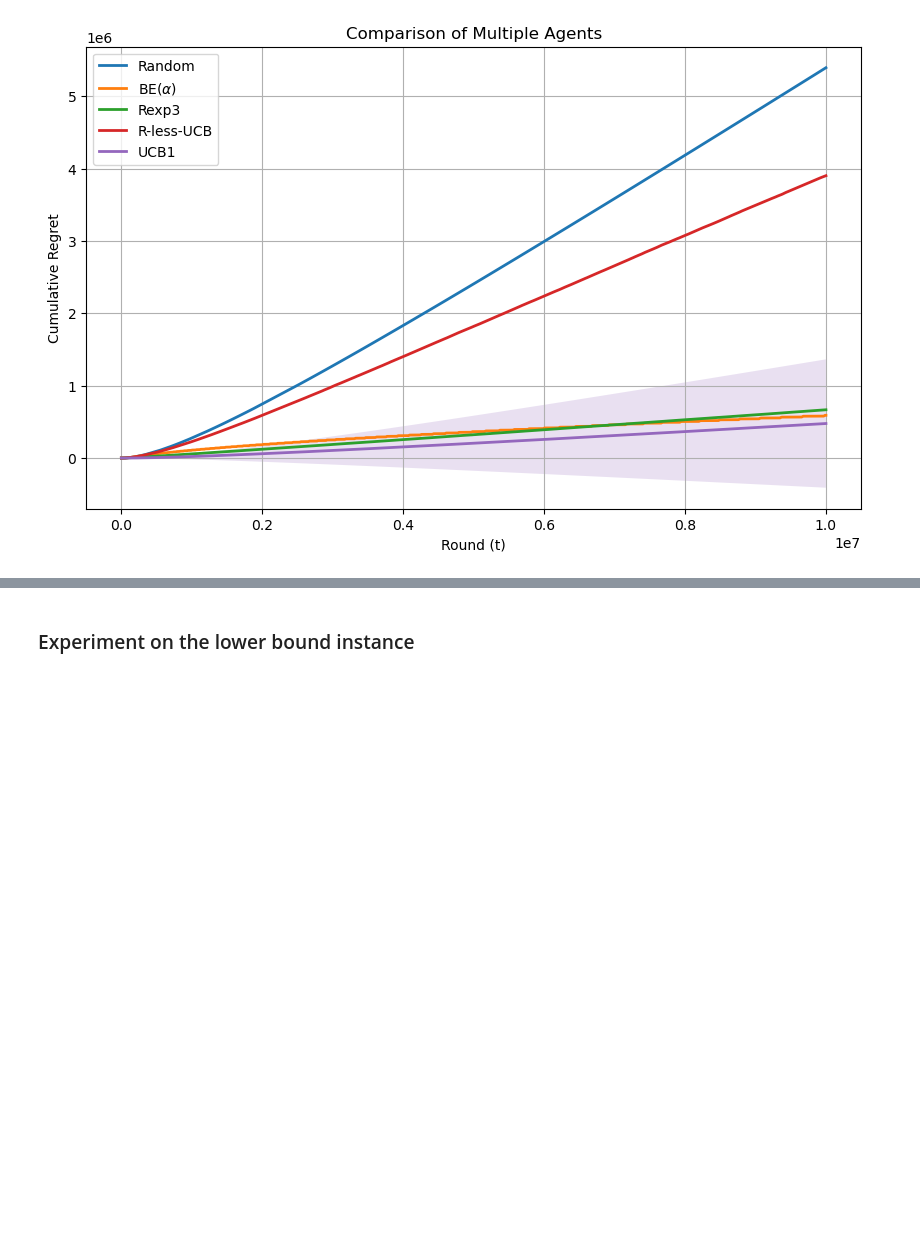
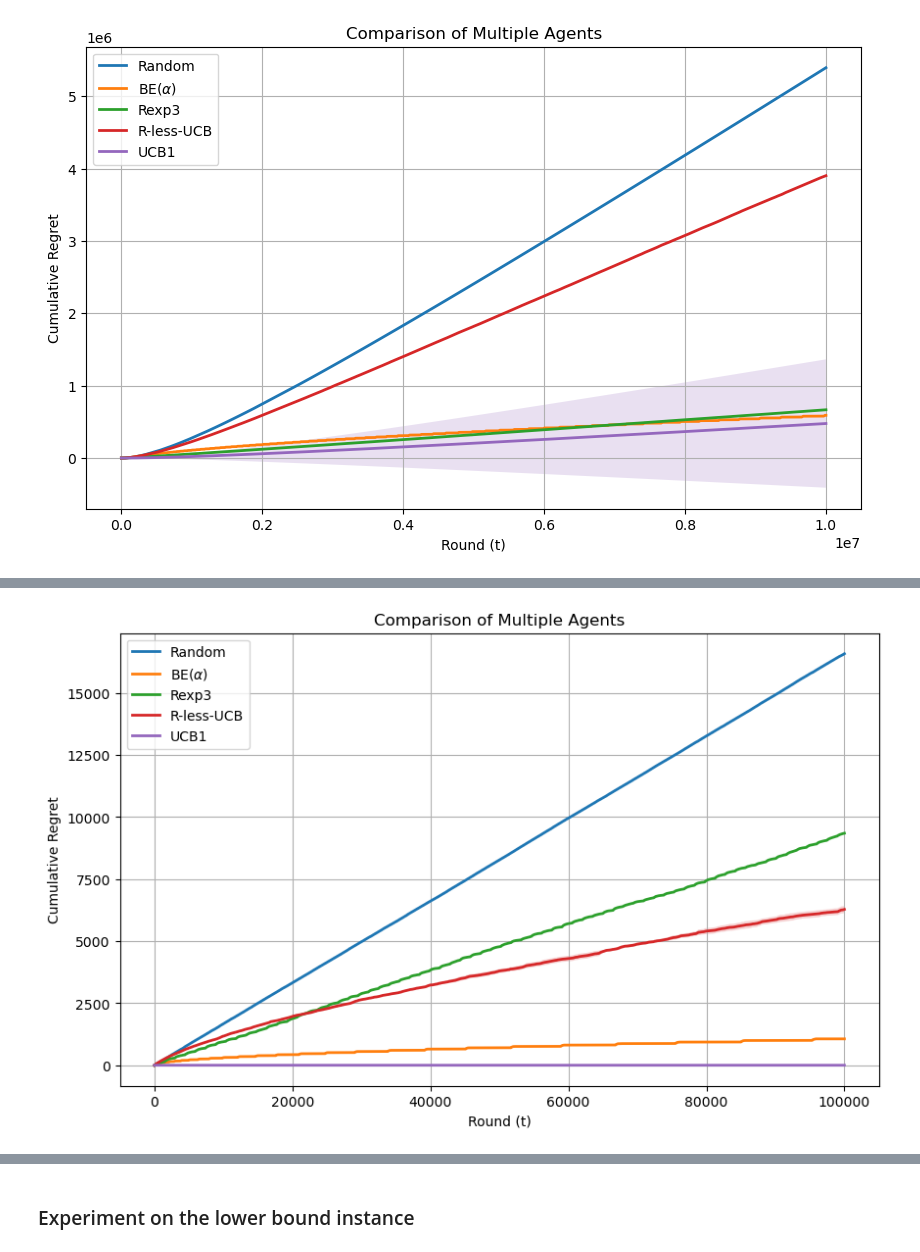
Before and after one commit to m1gwings/rcbealpha-experiments, a Jupyter notebook: bealpha-experiments.ipynb, the cells around one changed output, grey strips where cells are left out. Cells and saved outputs as stored; diff of their text form; code cells hidden in the pictures; blank space fills up the shorter version.

```diff
--- a/bealpha-experiments.ipynb
+++ b/bealpha-experiments.ipynb
@@ -428,7 +464,7 @@ def compare_agents(T, agents, instance, sigma, n_runs, seed):
 
     return (cumulative_regrets_avg_std_min_max, n_runs)
 
-def plot_comparison(results, plot_horizon=None):
+def plot_comparison(results, plot_horizon=None, max_points=1000):
     cumulative_regrets_avg_std_min_max = results[0]
     n_runs = results[1]
     agents_names = cumulative_regrets_avg_std_min_max.keys()
@@ -438,11 +474,12 @@ def plot_comparison(results, plot_horizon=None):
     plt.figure(figsize=(10, 6))
 
     # Plot each agent's performance
+    x_plts = np.linspace(0, plot_horizon, min([plot_horizon, max_points]), endpoint=False, dtype=int)
     for agent_name in agents_names:
-        plt.plot(np.arange(1, plot_horizon+1), cumulative_regrets_avg_std_min_max[agent_name][0][:plot_horizon], label=f'{agent_name}', linewidth=2)
-        plt.fill_between(np.arange(1, plot_horizon+1),
-                         cumulative_regrets_avg_std_min_max[agent_name][0][:plot_horizon] - 1.96 * cumulative_regrets_avg_std_min_max[agent_name][1][:plot_horizon] / np.sqrt(n_runs),
-                         cumulative_regrets_avg_std_min_max[agent_name][0][:plot_horizon] + 1.96 * cumulative_regrets_avg_std_min_max[agent_name][1][:plot_horizon] / np.sqrt(n_runs),
+        plt.plot(x_plts+1, cumulative_regrets_avg_std_min_max[agent_name][0][x_plts], label=f'{agent_name}', linewidth=2)
+        plt.fill_between(x_plts+1,
+                         cumulative_regrets_avg_std_min_max[agent_name][0][x_plts] - 1.96 * cumulative_regrets_avg_std_min_max[agent_name][1][x_plts] / np.sqrt(n_runs),
+                         cumulative_regrets_avg_std_min_max[agent_name][0][x_plts] + 1.96 * cumulative_regrets_avg_std_min_max[agent_name][1][x_plts] / np.sqrt(n_runs),
                          alpha=0.2)
 
     plt.xlabel("Round (t)")
@@ -532,0 +594,6 @@ plot_comparison(results_poly_inst)
+# %%
+results_stat_instance = compare_agents(T=T, agents=agents, instance=instance, sigma=SIGMA, n_runs=N_RUNS, seed=SEED)
+# %%
+plot_comparison(results_stat_instance)
+# %% [output]
+[figure, added]
```
Also changed, not shown: parts of 13 cells of this notebook.
